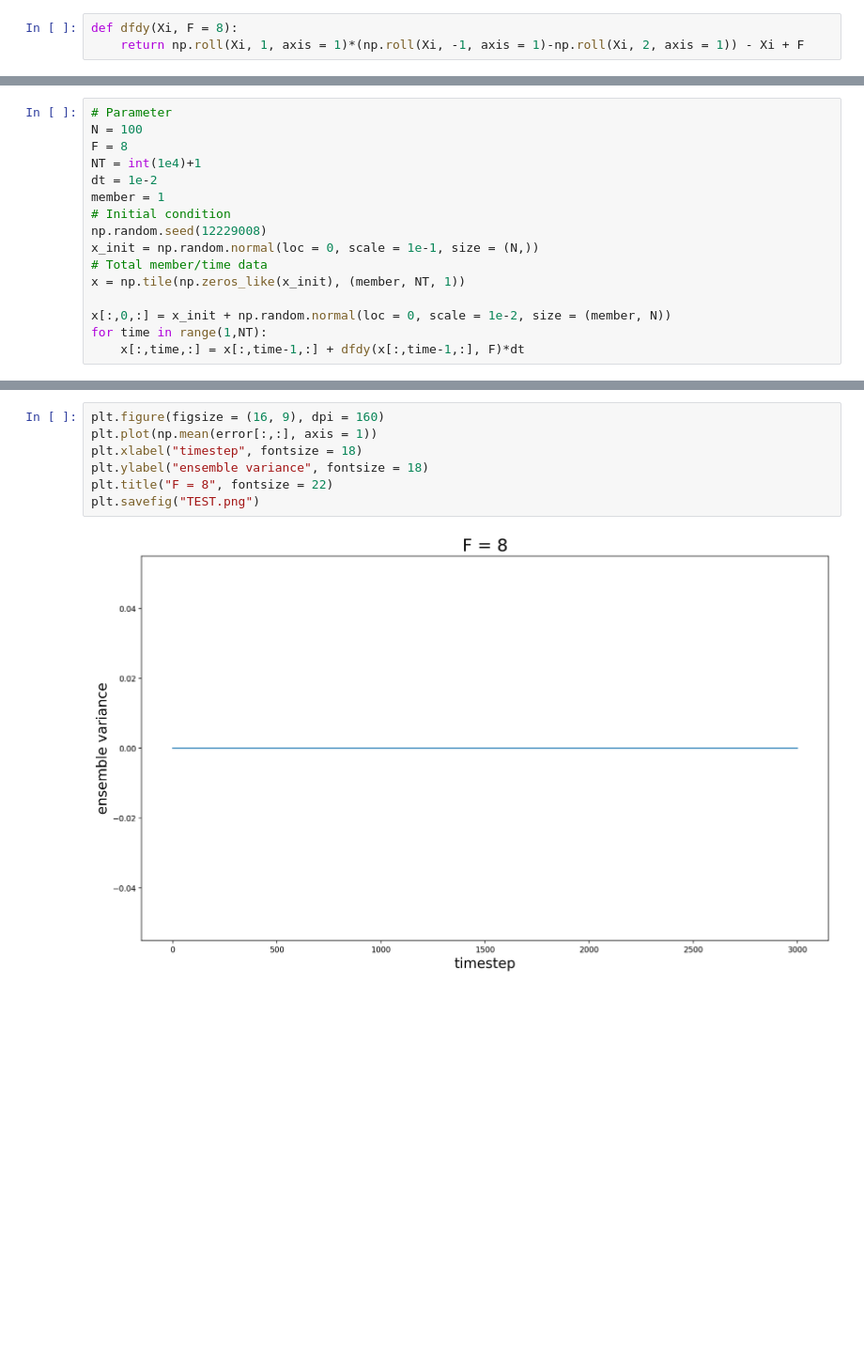
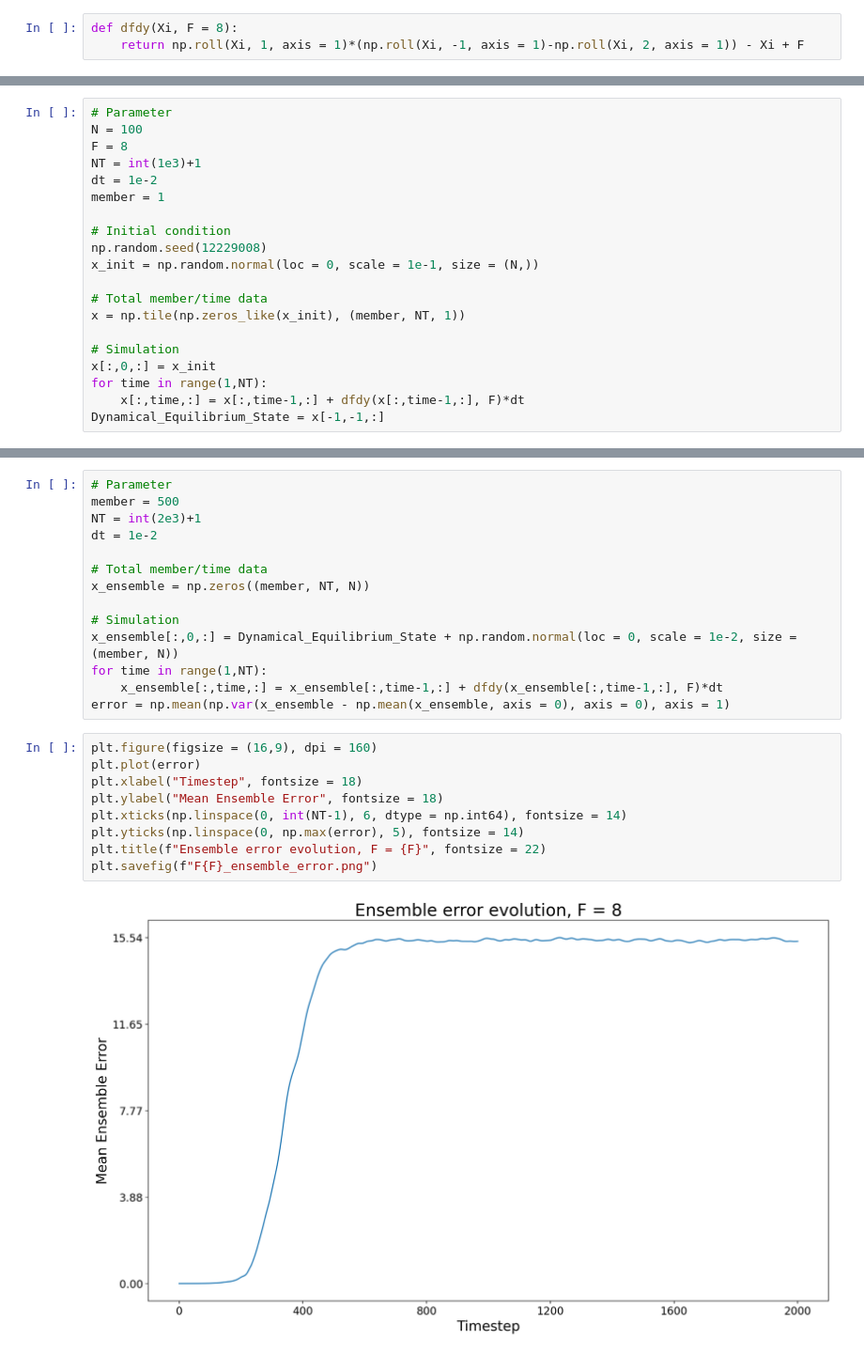
Before and after one commit to PeterLin54088/112-1_Chaos_and_Predictability, a Jupyter notebook: HW3/HW3.ipynb, the cells around one changed output, grey strips where cells are left out. Shown: that part at 94% size. Saved outputs shown, nothing was run; the diff lists cells and outputs as text; blank space fills up the shorter version.

```diff
--- a/HW3/HW3.ipynb
+++ b/HW3/HW3.ipynb
@@ -9,15 +15,19 @@ def dfdy(Xi, F = 8):
 # Parameter
 N = 100
 F = 8
-NT = int(1e4)+1
+NT = int(1e3)+1
 dt = 1e-2
 member = 1
+
 # Initial condition
 np.random.seed(12229008)
 x_init = np.random.normal(loc = 0, scale = 1e-1, size = (N,))
+
 # Total member/time data
 x = np.tile(np.zeros_like(x_init), (member, NT, 1))
 
-x[:,0,:] = x_init + np.random.normal(loc = 0, scale = 1e-2, size = (member, N))
+# Simulation
+x[:,0,:] = x_init
 for time in range(1,NT):
     x[:,time,:] = x[:,time-1,:] + dfdy(x[:,time-1,:], F)*dt
+Dynamical_Equilibrium_State = x[-1,-1,:]
@@ -34,9 +49,25 @@ plt.plot(np.mean(x[-1,:,:], axis = 1))
+# %%
+# Parameter
+member = 500
+NT = int(2e3)+1
+dt = 1e-2
+
+# Total member/time data
+x_ensemble = np.zeros((member, NT, N))
+
+# Simulation
+x_ensemble[:,0,:] = Dynamical_Equilibrium_State + np.random.normal(loc = 0, scale = 1e-2, size = (member, N))
+for time in range(1,NT):
+    x_ensemble[:,time,:] = x_ensemble[:,time-1,:] + dfdy(x_ensemble[:,time-1,:], F)*dt
+error = np.mean(np.var(x_ensemble - np.mean(x_ensemble, axis = 0), axis = 0), axis = 1)
 # %%
-plt.figure(figsize = (16, 9), dpi = 160)
-plt.plot(np.mean(error[:,:], axis = 1))
-plt.xlabel("timestep", fontsize = 18)
-plt.ylabel("ensemble variance", fontsize = 18)
-plt.title("F = 8", fontsize = 22)
-plt.savefig("TEST.png")
+plt.figure(figsize = (16,9), dpi = 160)
+plt.plot(error)
+plt.xlabel("Timestep", fontsize = 18)
+plt.ylabel("Mean Ensemble Error", fontsize = 18)
+plt.xticks(np.linspace(0, int(NT-1), 6, dtype = np.int64), fontsize = 14)
+plt.yticks(np.linspace(0, np.max(error), 5), fontsize = 14)
+plt.title(f"Ensemble error evolution, F = {F}", fontsize = 22)
+plt.savefig(f"F{F}_ensemble_error.png")
 # %% [output]
-[figure, old version]
+[figure, new version]
```
Also changed, not shown: parts of 12 cells of this notebook, 1 other file.
